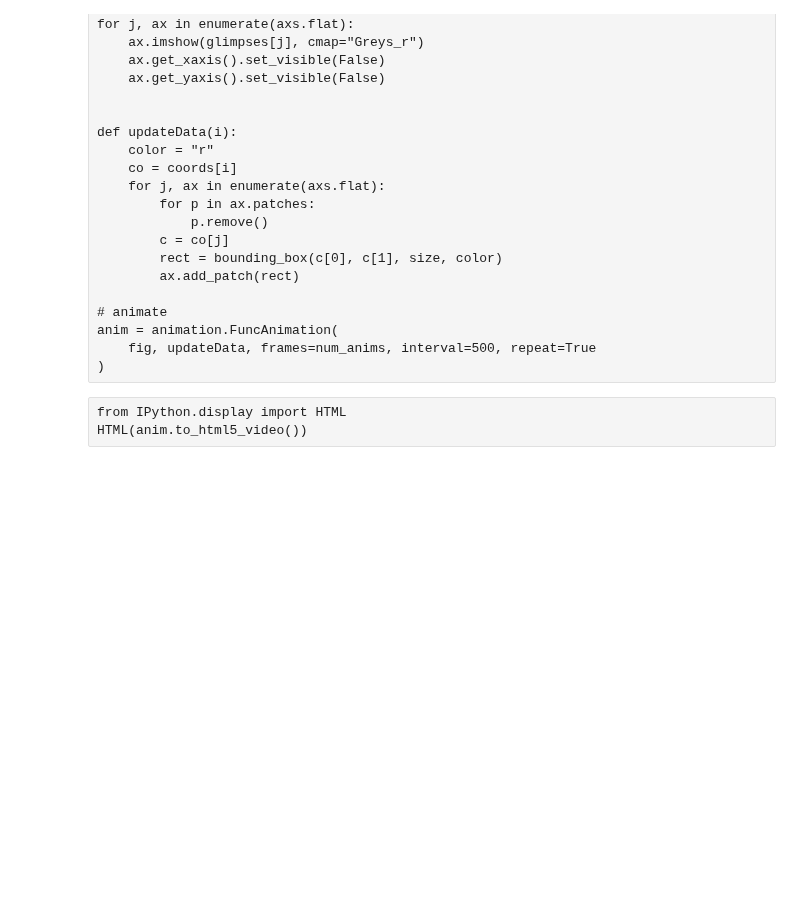
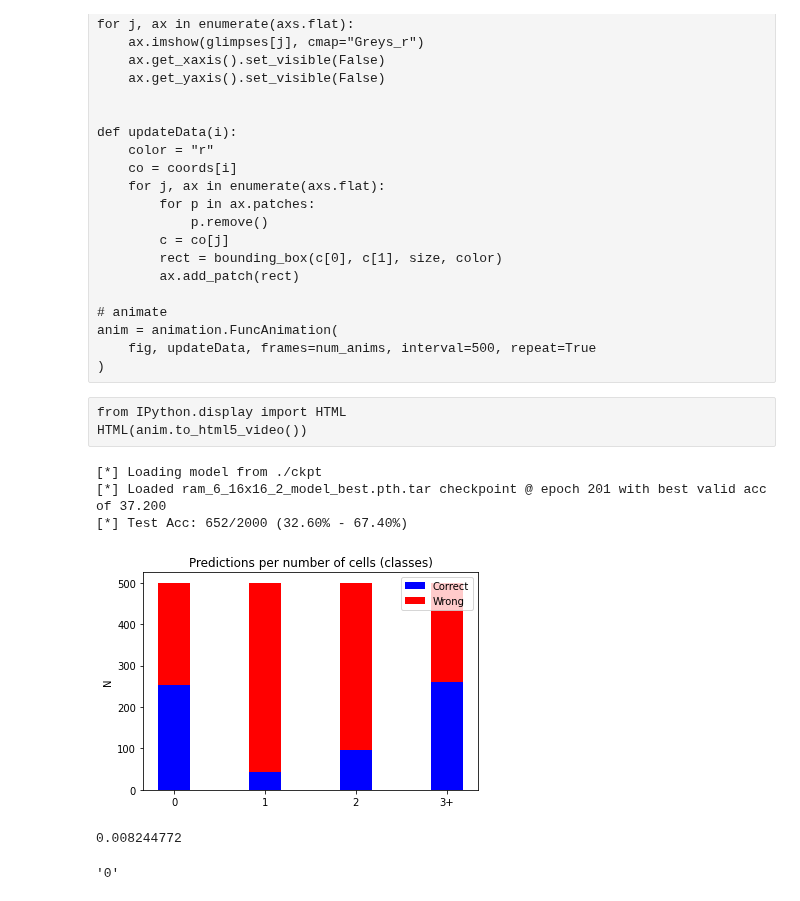
Before and after one commit to KarakoA/visual_attention_models-for-medicalimage-analysis, a Jupyter notebook: VAM-3.0.ipynb, the cells around one changed output. Saved outputs shown, nothing was run; the diff lists cells and outputs as text; code cells hidden in the pictures; blank space fills up the shorter version.

```diff
--- a/VAM-3.0.ipynb
+++ b/VAM-3.0.ipynb
@@ -1397,7 +1422,7 @@ class Trainer:
         end once the model has finished training.
         """
         correct = 0
-
+        preds = []
         # load the best checkpoint
         self.load_checkpoint(best=self.best)
 
@@ -1424,7 +1449,7 @@ class Trainer:
 
             pred = log_probas.data.max(1, keepdim=True)[1]
             correct += pred.eq(y.data.view_as(pred)).cpu().sum()
-
+            preds.append(pred)
         perc = (100.0 * correct) / (self.num_test)
         error = 100 - perc
         print(
@@ -1432,6 +1457,7 @@ class Trainer:
                 correct, self.num_test, perc, error
             )
         )
+        return preds
 
     def save_checkpoint(self, state, is_best):
         """Saves a checkpoint of the model.
@@ -1576,3 +1606,55 @@ HTML(anim.to_html5_video())
 #inp = torch.ones((5,1,60,60))
 #locs = torch.zeros((5,2))
 #GlimpseNetwork(100,50,12,2,4,1).forward(inp, locs)
+# %%
+
+prepare_dirs(global_config)
+
+# instantiate data loaders
+if global_config.is_train:
+    train_loader = locator.data_loader(DatasetType.TRAIN)
+    valid_loader = locator.data_loader(DatasetType.VALID)
+    dloader = (train_loader,valid_loader)
+else:
+    dloader = locator.data_loader(DatasetType.TEST)
+
+trainer = Trainer(global_config, dloader)
+predictions = trainer.test()
+predictions = np.vstack([p.numpy() for p in predictions]).flatten()
+#c = np.sum(locator.dataset_dict[DatasetType.TEST].labels == predictions)/2000 should be same as acc
+# %% [output]
+[*] Loading model from ./ckpt
+[*] Loaded ram_6_16x16_2_model_best.pth.tar checkpoint @ epoch 201 with best valid acc of 37.200
+[*] Test Acc: 652/2000 (32.60% - 67.40%)
+# %%
+data = locator.dataset_dict[DatasetType.TEST].data
+labels = locator.dataset_dict[DatasetType.TEST].labels
+correct = labels == predictions
+correct_counts = np.bincount(labels[correct])
+
+wrong = labels != predictions
+wrong_counts = np.bincount(labels[wrong])
+# %%
+labels = ['0', '1', '2', '3+']
+width = 0.35
+fig, ax = plt.subplots()
+
+ax.bar(labels, correct_counts, width, label='Correct',color ="b")
+ax.bar(labels, wrong_counts, width, bottom=correct_counts,
+       label='Wrong', color="r")
+
+ax.set_ylabel('N')
+ax.set_title('Predictions per number of cells (classes)')
+ax.legend()
+
+plt.show()
+# %% [output]
+[figure, added]
+# %%
+np.mean(data[0][0])
+# %% [output]
+0.008244772
+# %%
+labels[0]
+# %% [output]
+'0'
```
Also changed, not shown: parts of 10 cells of this notebook.
